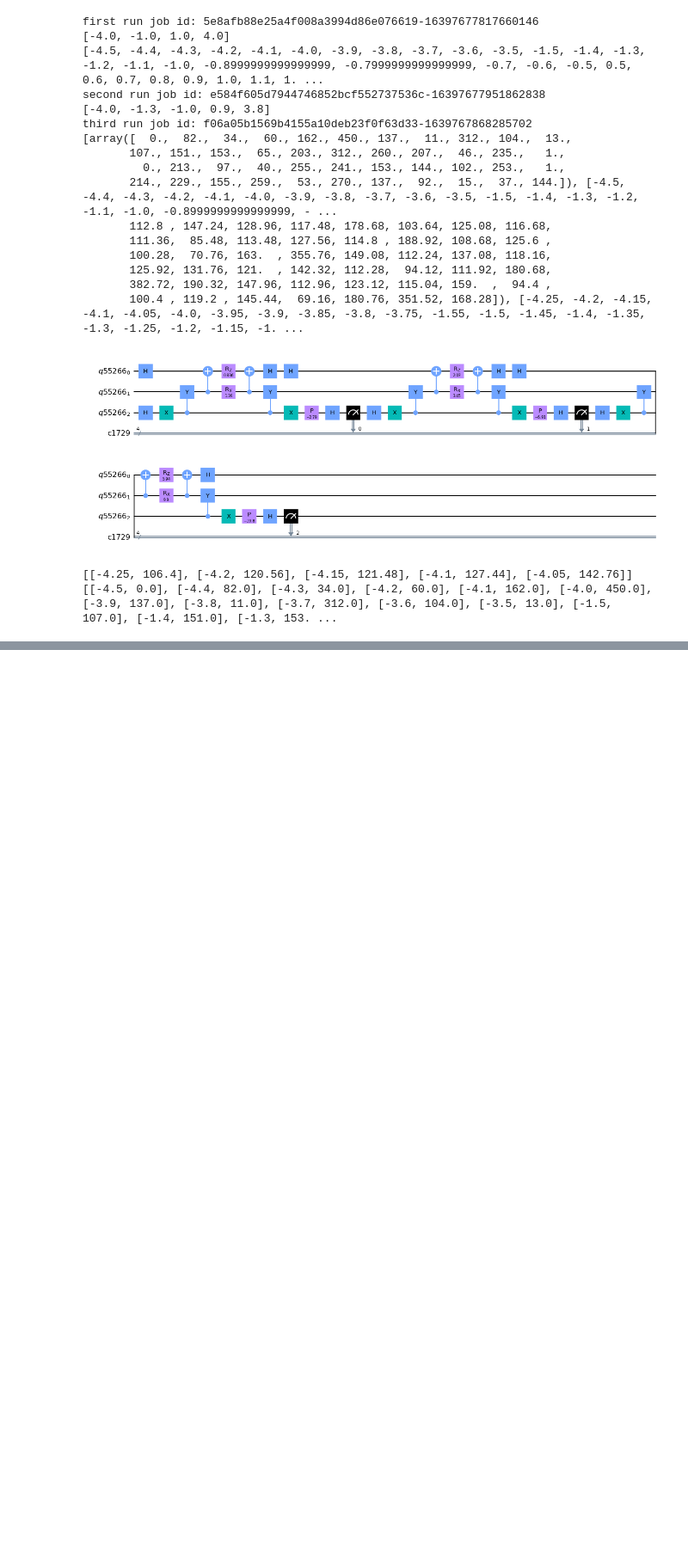
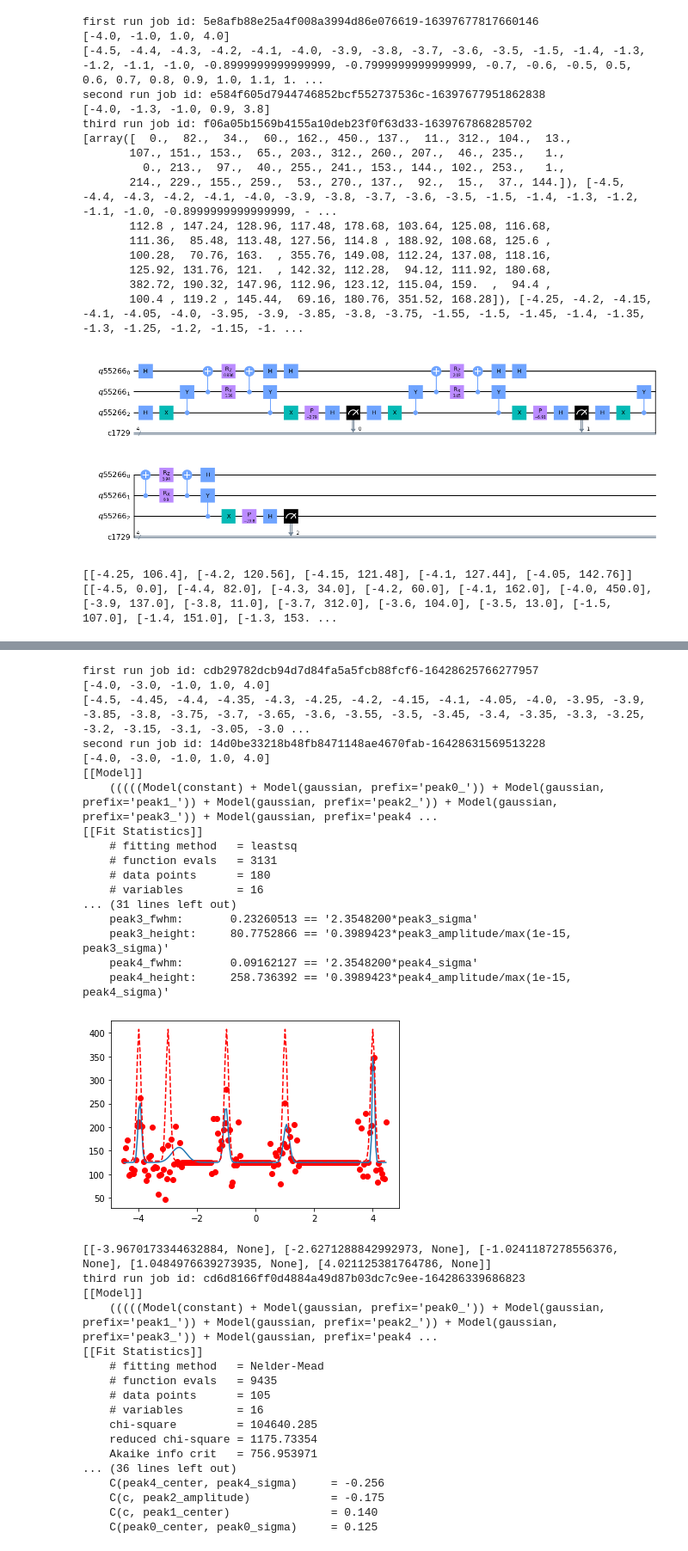
Before and after one commit to constantlyPlanck/2QubitRodeo, a Jupyter notebook: 2Qubit.ipynb, the cells around one changed output, grey strips where cells are left out. Shown at 86% size. Drawn from its saved outputs; the diff is of its cells as text; code cells hidden in the pictures; blank space fills up the shorter version.

Commit message:
Fitting
- Added normal distribution fitting to calculate energies
- Probably other stuff as well

```diff
--- a/2Qubit.ipynb
+++ b/2Qubit.ipynb
@@ -1489,0 +1647,39 @@ firstPassCircuits[10].draw('mpl')
+# %%
+quantumIDTest = identify_peaks(2.5, 1.5, 3, [9, 21, 21], [1, 3, 10], backend=backendJakarta)
+print(quantumIDTest)
+# %% [output]
+first run job id: cdb29782dcb94d7d84fa5a5fcb88fcf6-16428625766277957
+[-4.0, -3.0, -1.0, 1.0, 4.0]
+[-4.5, -4.45, -4.4, -4.35, -4.3, -4.25, -4.2, -4.15, -4.1, -4.05, -4.0, -3.95, -3.9, -3.85, -3.8, -3.75, -3.7, -3.65, -3.6, -3.55, -3.5, -3.45, -3.4, -3.35, -3.3, -3.25, -3.2, -3.15, -3.1, -3.05, -3.0 ...
+second run job id: 14d0be33218b48fb8471148ae4670fab-16428631569513228
+[-4.0, -3.0, -1.0, 1.0, 4.0]
+[[Model]]
+    (((((Model(constant) + Model(gaussian, prefix='peak0_')) + Model(gaussian, prefix='peak1_')) + Model(gaussian, prefix='peak2_')) + Model(gaussian, prefix='peak3_')) + Model(gaussian, prefix='peak4 ...
+[[Fit Statistics]]
+    # fitting method   = leastsq
+    # function evals   = 3131
+    # data points      = 180
+    # variables        = 16
+... (31 lines left out)
+    peak3_fwhm:       0.23260513 == '2.3548200*peak3_sigma'
+    peak3_height:     80.7752866 == '0.3989423*peak3_amplitude/max(1e-15, peak3_sigma)'
+    peak4_fwhm:       0.09162127 == '2.3548200*peak4_sigma'
+    peak4_height:     258.736392 == '0.3989423*peak4_amplitude/max(1e-15, peak4_sigma)'
+[figure, added]
+[[-3.9670173344632884, None], [-2.6271288842992973, None], [-1.0241187278556376, None], [1.0484976639273935, None], [4.021125381764786, None]]
+third run job id: cd6d8166ff0d4884a49d87b03dc7c9ee-164286339686823
+[[Model]]
+    (((((Model(constant) + Model(gaussian, prefix='peak0_')) + Model(gaussian, prefix='peak1_')) + Model(gaussian, prefix='peak2_')) + Model(gaussian, prefix='peak3_')) + Model(gaussian, prefix='peak4 ...
+[[Fit Statistics]]
+    # fitting method   = Nelder-Mead
+    # function evals   = 9435
+    # data points      = 105
+    # variables        = 16
+    chi-square         = 104640.285
+    reduced chi-square = 1175.73354
+    Akaike info crit   = 756.953971
+... (36 lines left out)
+    C(peak4_center, peak4_sigma)     = -0.256
+    C(c, peak2_amplitude)            = -0.175
+    C(c, peak1_center)               = 0.140
+    C(peak0_center, peak0_sigma)     = 0.125
```
Also changed, not shown: parts of 16 cells of this notebook, 1 other file.
